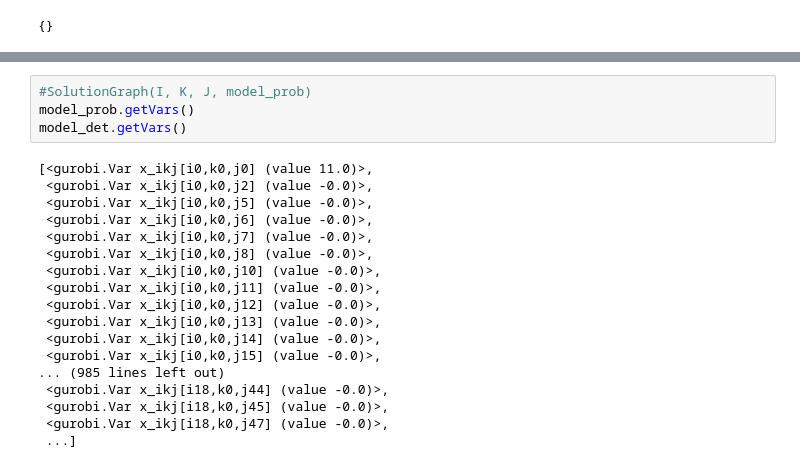
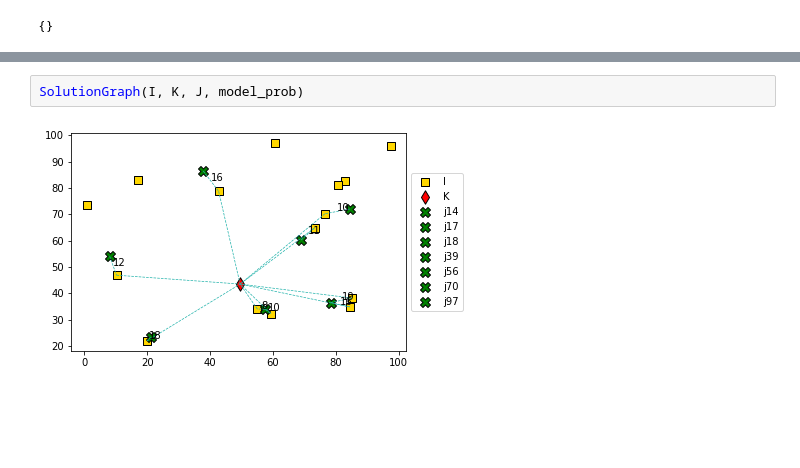
Before and after one commit to petrenaa/Master_Thesis_Drone_Specimen_Delivery, a Jupyter notebook: Specimen Delivery Project.ipynb, the cells around one changed output, grey strips where cells are left out. Cells and saved outputs as stored; diff of their text form; blank space fills up the shorter version.

```diff
--- a/Specimen Delivery Project.ipynb
+++ b/Specimen Delivery Project.ipynb
@@ -455,22 +444,4 @@ y_j[j99] 1
 # %%
-#SolutionGraph(I, K, J, model_prob)
-model_prob.getVars()
-model_det.getVars()
+SolutionGraph(I, K, J, model_prob)
 # %% [output]
-[<gurobi.Var x_ikj[i0,k0,j0] (value 11.0)>,
- <gurobi.Var x_ikj[i0,k0,j2] (value -0.0)>,
- <gurobi.Var x_ikj[i0,k0,j5] (value -0.0)>,
- <gurobi.Var x_ikj[i0,k0,j6] (value -0.0)>,
- <gurobi.Var x_ikj[i0,k0,j7] (value -0.0)>,
- <gurobi.Var x_ikj[i0,k0,j8] (value -0.0)>,
- <gurobi.Var x_ikj[i0,k0,j10] (value -0.0)>,
- <gurobi.Var x_ikj[i0,k0,j11] (value -0.0)>,
- <gurobi.Var x_ikj[i0,k0,j12] (value -0.0)>,
- <gurobi.Var x_ikj[i0,k0,j13] (value -0.0)>,
- <gurobi.Var x_ikj[i0,k0,j14] (value -0.0)>,
- <gurobi.Var x_ikj[i0,k0,j15] (value -0.0)>,
-... (985 lines left out)
- <gurobi.Var x_ikj[i18,k0,j44] (value -0.0)>,
- <gurobi.Var x_ikj[i18,k0,j45] (value -0.0)>,
- <gurobi.Var x_ikj[i18,k0,j47] (value -0.0)>,
- ...]
+[figure, added]
```
Also changed, not shown: parts of 16 cells of this notebook.
